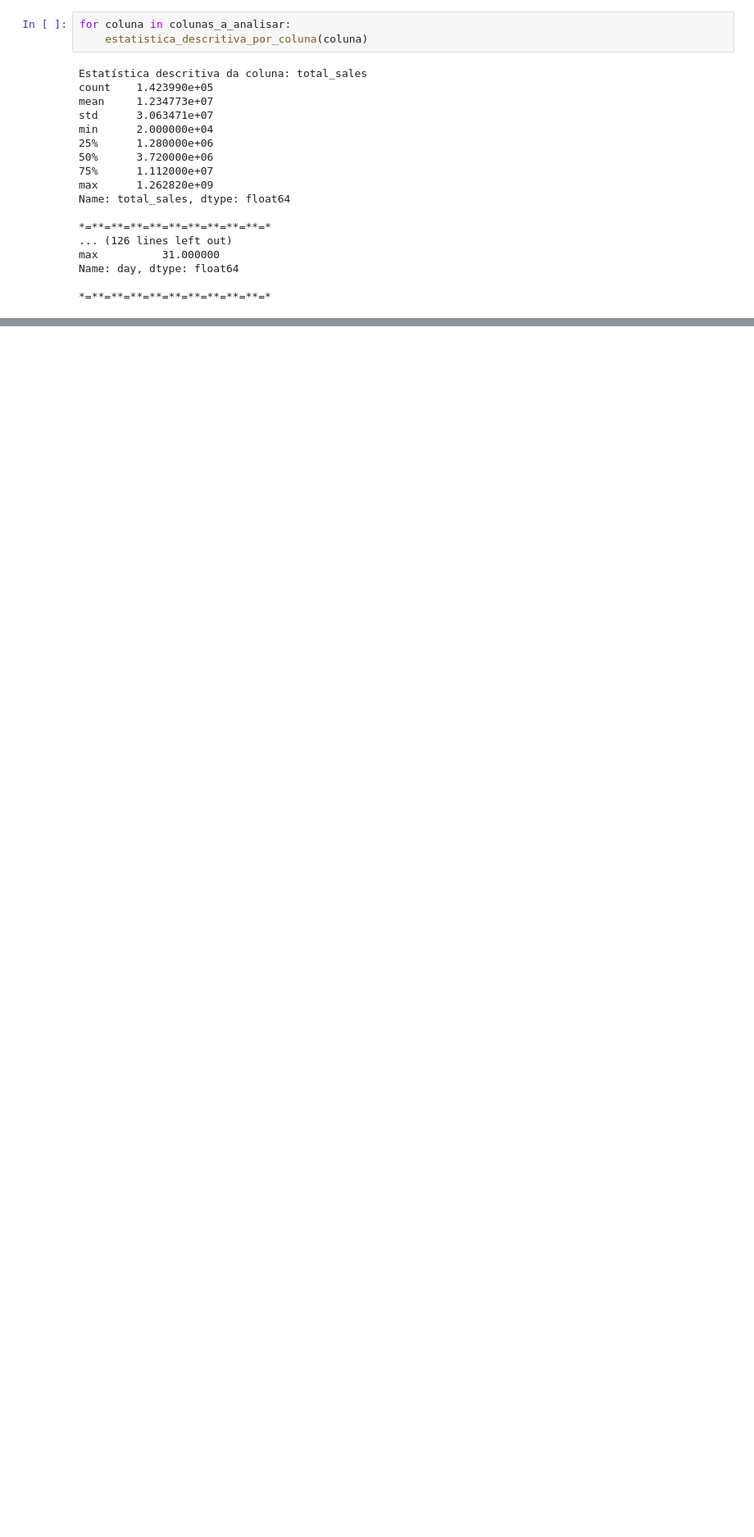
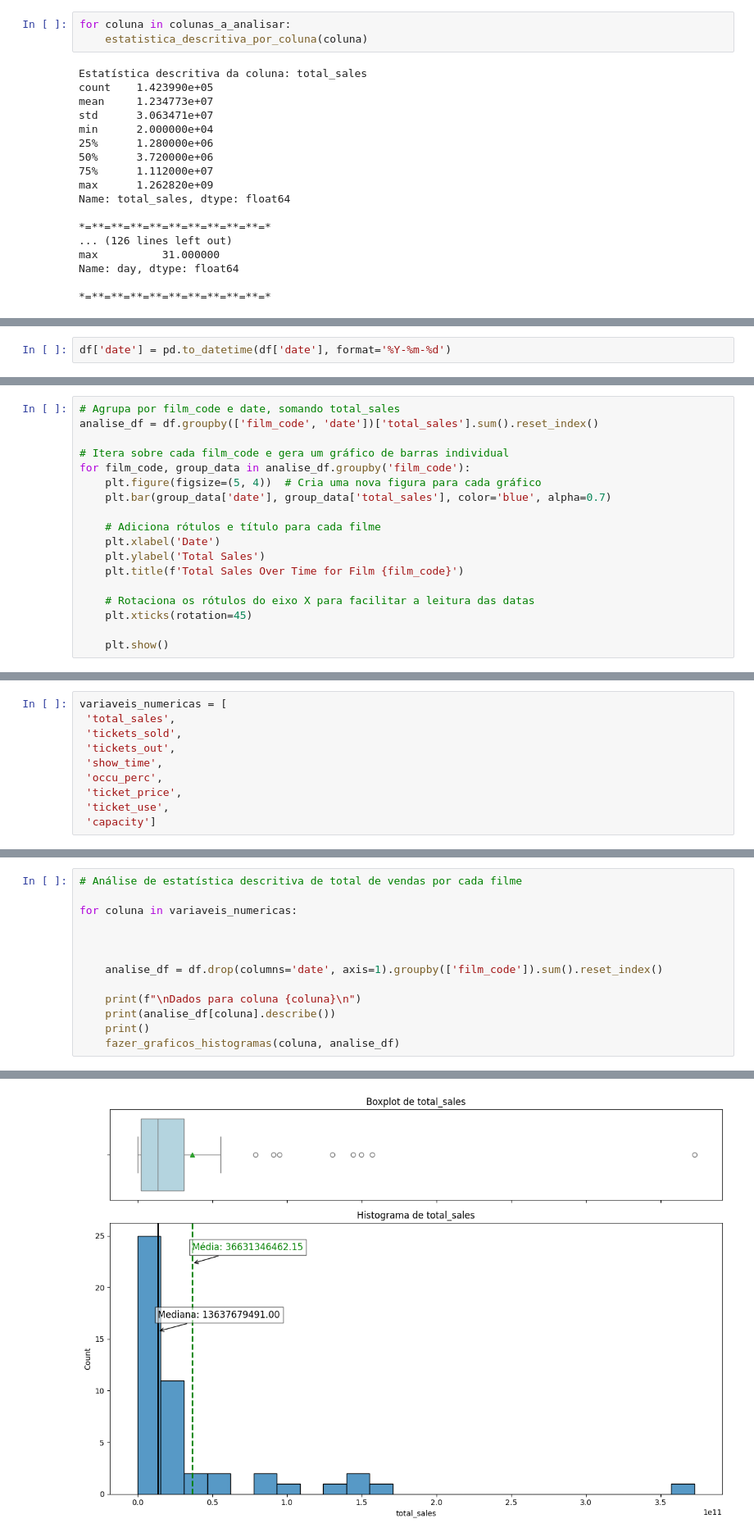
Before and after one commit to andrefeitosa9/modulo-estatisticaI-santandercoders, a Jupyter notebook: notebook1.ipynb, the cells around one changed output, grey strips where cells are left out. Shown: that part at 82% size. Saved outputs shown, nothing was run; the diff lists cells and outputs as text; blank space fills up the shorter version.

Commit message:
novas análises

```diff
--- a/notebook1.ipynb
+++ b/notebook1.ipynb
@@ -213,0 +218,2 @@ Name: day, dtype: float64
+# %%
+df['date'] = pd.to_datetime(df['date'], format='%Y-%m-%d')
@@ -213,0 +246,18 @@ Name: day, dtype: float64
+# %%
+# Agrupa por film_code e date, somando total_sales
+analise_df = df.groupby(['film_code', 'date'])['total_sales'].sum().reset_index()
+
+# Itera sobre cada film_code e gera um gráfico de barras individual
+for film_code, group_data in analise_df.groupby('film_code'):
+    plt.figure(figsize=(5, 4))  # Cria uma nova figura para cada gráfico
+    plt.bar(group_data['date'], group_data['total_sales'], color='blue', alpha=0.7)
+
+    # Adiciona rótulos e título para cada filme
+    plt.xlabel('Date')
+    plt.ylabel('Total Sales')
+    plt.title(f'Total Sales Over Time for Film {film_code}')
+
+    # Rotaciona os rótulos do eixo X para facilitar a leitura das datas
+    plt.xticks(rotation=45)
+
+    plt.show()
@@ -213,0 +267,10 @@ Name: day, dtype: float64
+# %%
+variaveis_numericas = [
+ 'total_sales',
+ 'tickets_sold',
+ 'tickets_out',
+ 'show_time',
+ 'occu_perc',
+ 'ticket_price',
+ 'ticket_use',
+ 'capacity']
@@ -213,0 +331,14 @@ Name: day, dtype: float64
+# %%
+# Análise de estatística descritiva de total de vendas por cada filme
+
+for coluna in variaveis_numericas:
+
+
+
+    analise_df = df.drop(columns='date', axis=1).groupby(['film_code']).sum().reset_index()
+
+    print(f"\nDados para coluna {coluna}\n")
+    print(analise_df[coluna].describe())
+    print()
+    fazer_graficos_histogramas(coluna, analise_df)
+# %% [output]
@@ -213,0 +359 @@ Name: day, dtype: float64
+[figure, added]
```
Also changed, not shown: parts of 7 cells of this notebook.
